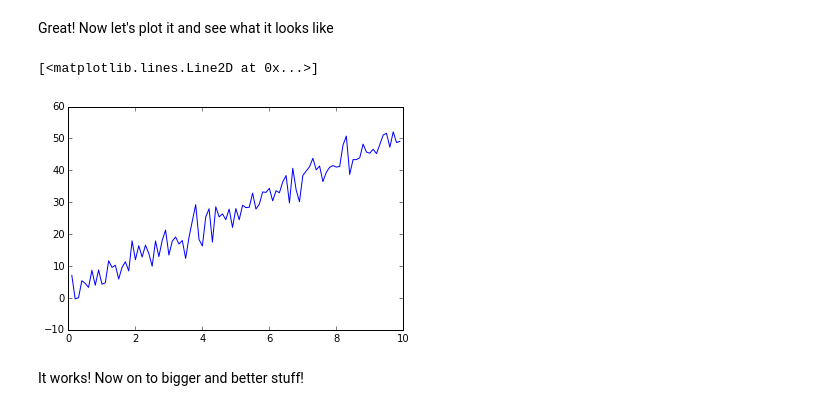
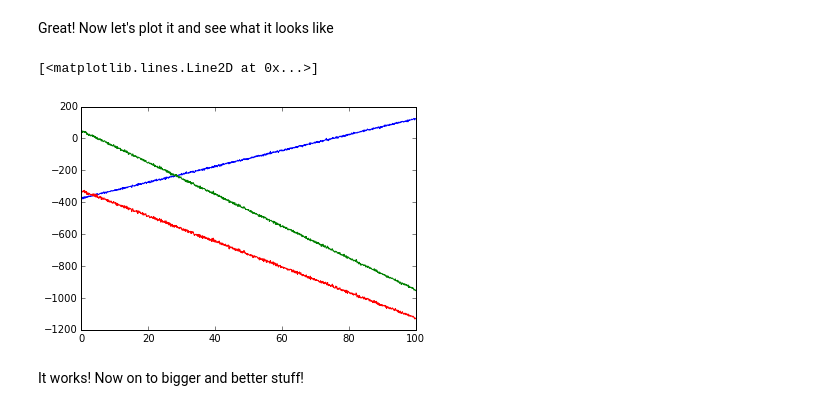
Before and after one commit to frickp/dataSandbox, a Jupyter notebook: migratingOnline.ipynb, the cells around one changed output. Drawn from its saved outputs; the diff is of its cells as text; code cells hidden in the pictures.

```diff
--- a/migratingOnline.ipynb
+++ b/migratingOnline.ipynb
@@ -42,0 +29,12 @@ df.head()
+# %%
+#Set a randomization seed for reproducibility
+np.random.seed(1)
+d = np.arange(0,100,0.1)
+df = pd.DataFrame({'x': d})
+df['y1'] =  df['x']*5   -375  + np.random.randn(len(d))*3
+df['y2'] = -df['x']*3 - 1  + np.random.randn(len(d))*0.5
+df['y3'] = -df['x']*10   + 50 + np.random.randn(len(d))*4
+
+#print d
+print len(d)
+df.head()
@@ -42,0 +63,4 @@ df.head()
+# %%
+#df['Y']  = df[['y1','y2','y3']].sum(axis=1)
+df['Y']  = df[['y1','y2','y3']].sum(axis=1)
+df.head()
@@ -43,9 +74,13 @@ df.head()
 # %% [markdown]
 Great! Now let's plot it and see what it looks like
-# %%
-pl.plot(df['x'],df['y'])
-# %% [output]
-[<matplotlib.lines.Line2D at 0x...>]
-[figure, removed]
+# %%
+pl.plot(df['x'],df['y1'])
+#pl.plot(df['x'],df['y2'])
+pl.plot(df['x'],df['y3'])
+pl.plot(df['x'],df['Y'])
+#why aren't these the same?
+# %% [output]
+[<matplotlib.lines.Line2D at 0x...>]
+[figure, added]
 # %% [markdown]
 It works! Now on to bigger and better stuff!
```
Also changed, not shown: parts of 6 cells of this notebook, 5 other files.
